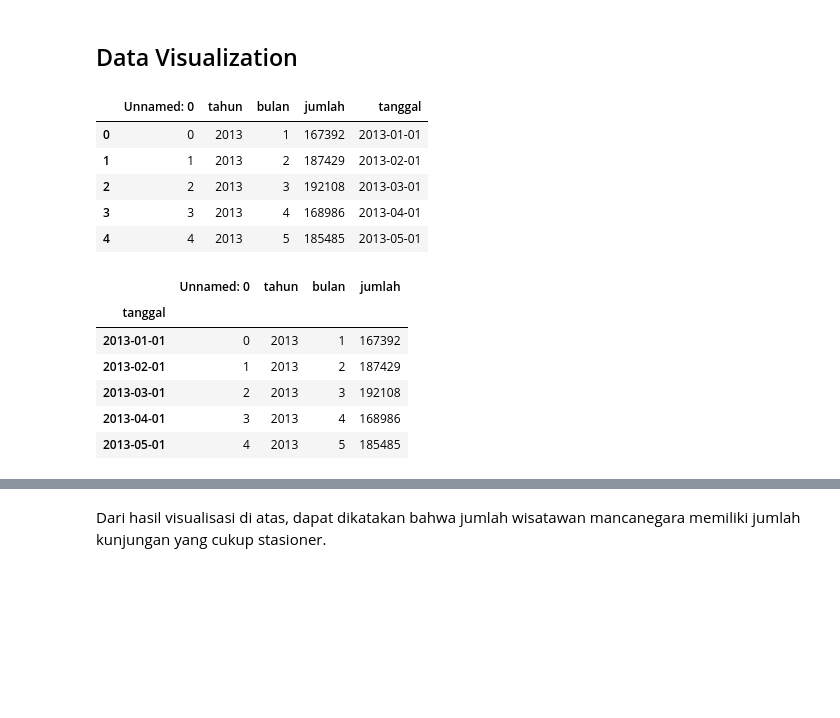
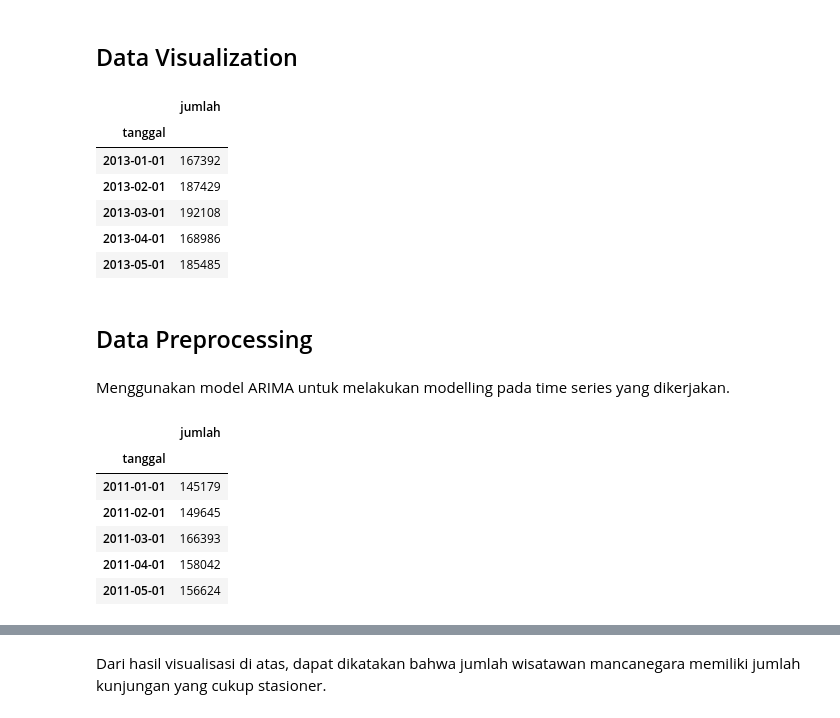
Before and after one commit to MaxZx3000/AI-Compfest-GigaPrime, a Jupyter notebook: artificial-intelligence/time_series_jumlah_wisatawan_mancanegara_jakarta.ipynb, the cells around one changed output, grey strips where cells are left out. Drawn from its saved outputs; the diff is of its cells as text; code cells hidden in the pictures; blank space fills up the shorter version.

Commit message:
Added Data Modelling.

```diff
--- a/artificial-intelligence/time_series_jumlah_wisatawan_mancanegara_jakarta.ipynb
+++ b/artificial-intelligence/time_series_jumlah_wisatawan_mancanegara_jakarta.ipynb
@@ -127,23 +145,34 @@ concat_jakarta_tourism_time_series_df.to_csv("full_jakarta_jumlah_wisatawan_manc
 # %% [markdown]
 ## Data Visualization
 # %%
-df = pd.read_csv("full_jakarta_jumlah_wisatawan_mancanegara.csv")
+df = pd.read_csv(
+    "full_jakarta_jumlah_wisatawan_mancanegara.csv",
+    index_col = tanggal_field,
+    parse_dates = True
+)
+
+df.drop([tahun_field, bulan_field, "Unnamed: 0"], inplace = True, axis = 1)
 df.head()
 # %% [output]
-|  | Unnamed: 0 | tahun | bulan | jumlah | tanggal |
-| 0 | 0 | 2013 | 1 | 167392 | 2013-01-01 |
-| 1 | 1 | 2013 | 2 | 187429 | 2013-02-01 |
-| 2 | 2 | 2013 | 3 | 192108 | 2013-03-01 |
-| 3 | 3 | 2013 | 4 | 168986 | 2013-04-01 |
-| 4 | 4 | 2013 | 5 | 185485 | 2013-05-01 |
+|  | jumlah |
+| tanggal |  |
+| 2013-01-01 | 167392 |
+| 2013-02-01 | 187429 |
+| 2013-03-01 | 192108 |
+| 2013-04-01 | 168986 |
+| 2013-05-01 | 185485 |
+# %% [markdown]
+## Data Preprocessing
+# %% [markdown]
+Menggunakan model ARIMA untuk melakukan modelling pada time series yang dikerjakan.
 # %%
-df.set_index(tanggal_field, inplace = True)
-df.head(5)
+df = df.sort_index()
+df.head()
 # %% [output]
-|  | Unnamed: 0 | tahun | bulan | jumlah |
-| tanggal |  |  |  |  |
-| 2013-01-01 | 0 | 2013 | 1 | 167392 |
-| 2013-02-01 | 1 | 2013 | 2 | 187429 |
-| 2013-03-01 | 2 | 2013 | 3 | 192108 |
-| 2013-04-01 | 3 | 2013 | 4 | 168986 |
-| 2013-05-01 | 4 | 2013 | 5 | 185485 |
+|  | jumlah |
+| tanggal |  |
+| 2011-01-01 | 145179 |
+| 2011-02-01 | 149645 |
+| 2011-03-01 | 166393 |
+| 2011-04-01 | 158042 |
+| 2011-05-01 | 156624 |
```
Also changed, not shown: parts of 17 cells of this notebook.
